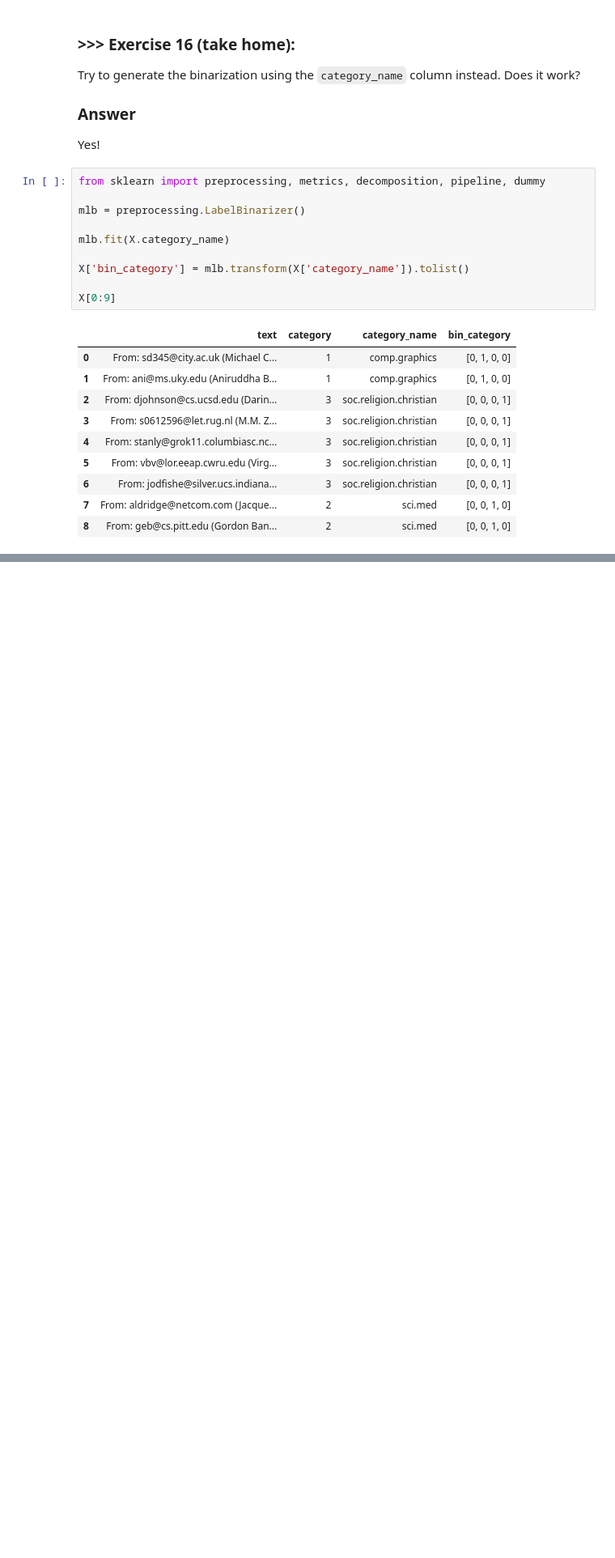
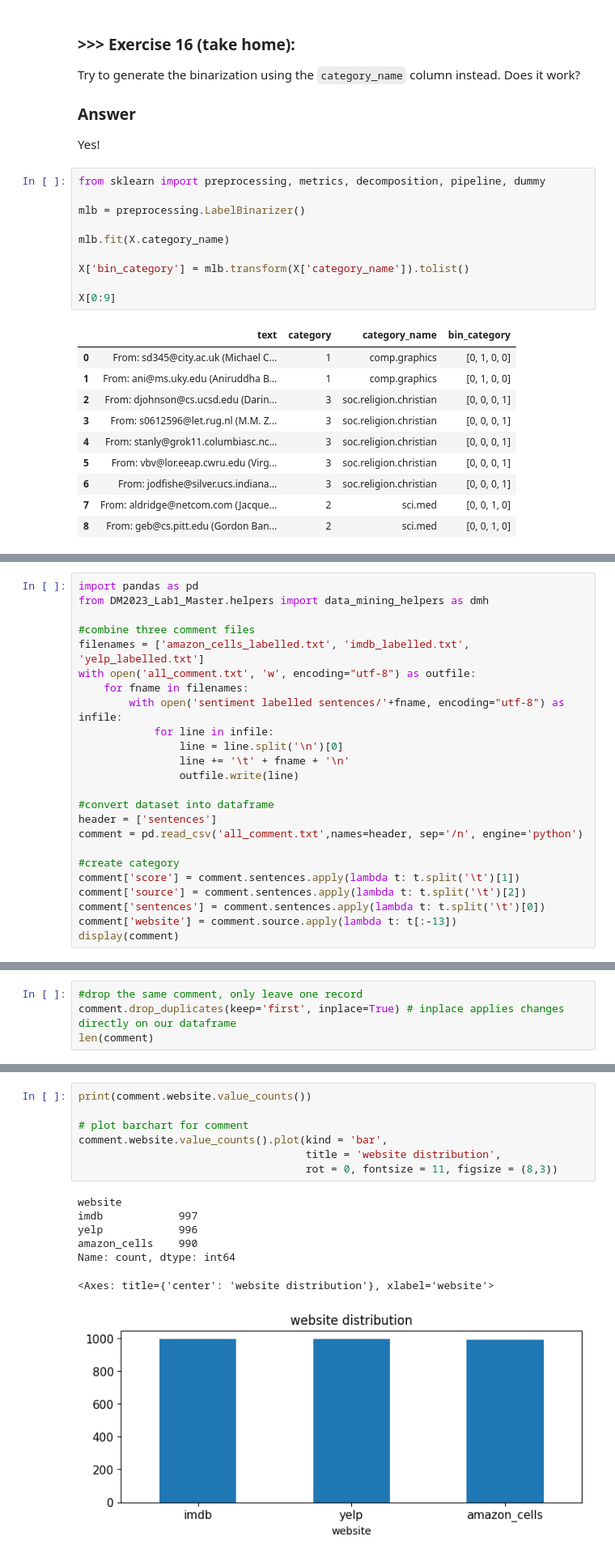
Before and after one commit to jessie1130/DM2023-Lab1-Master, a Jupyter notebook: Homework/DM2023-Lab1-Homework.ipynb, the cells around one changed output, grey strips where cells are left out. Shown at 81% size. Drawn from its saved outputs; the diff is of its cells as text; blank space fills up the shorter version.

```diff
--- a/Homework/DM2023-Lab1-Homework.ipynb
+++ b/Homework/DM2023-Lab1-Homework.ipynb
@@ -389,0 +392,24 @@ X[0:9]
+# %%
+import pandas as pd
+from DM2023_Lab1_Master.helpers import data_mining_helpers as dmh
+
+#combine three comment files
+filenames = ['amazon_cells_labelled.txt', 'imdb_labelled.txt', 'yelp_labelled.txt']
+with open('all_comment.txt', 'w', encoding="utf-8") as outfile:
+    for fname in filenames:
+        with open('sentiment labelled sentences/'+fname, encoding="utf-8") as infile:
+            for line in infile:
+                line = line.split('\n')[0]
+                line += '\t' + fname + '\n'
+                outfile.write(line)
+
+#convert dataset into dataframe
+header = ['sentences']
+comment = pd.read_csv('all_comment.txt',names=header, sep='/n', engine='python')
+
+#create category
+comment['score'] = comment.sentences.apply(lambda t: t.split('\t')[1])
+comment['source'] = comment.sentences.apply(lambda t: t.split('\t')[2])
+comment['sentences'] = comment.sentences.apply(lambda t: t.split('\t')[0])
+comment['website'] = comment.source.apply(lambda t: t[:-13])
+display(comment)
@@ -389,0 +494,4 @@ X[0:9]
+# %%
+#drop the same comment, only leave one record
+comment.drop_duplicates(keep='first', inplace=True) # inplace applies changes directly on our dataframe
+len(comment)
@@ -389,0 +527,15 @@ X[0:9]
+# %%
+print(comment.website.value_counts())
+
+# plot barchart for comment
+comment.website.value_counts().plot(kind = 'bar',
+                                    title = 'website distribution',
+                                    rot = 0, fontsize = 11, figsize = (8,3))
+# %% [output]
+website
+imdb            997
+yelp            996
+amazon_cells    990
+Name: count, dtype: int64
+<Axes: title={'center': 'website distribution'}, xlabel='website'>
+[figure, added]
```
Also changed, not shown: parts of 61 cells of this notebook, 7 other files.
